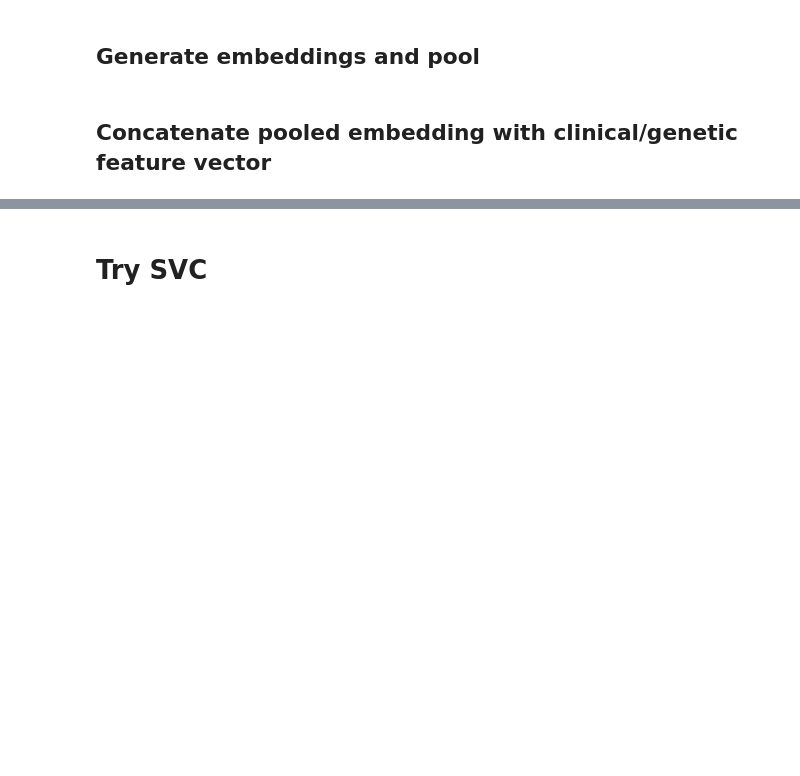
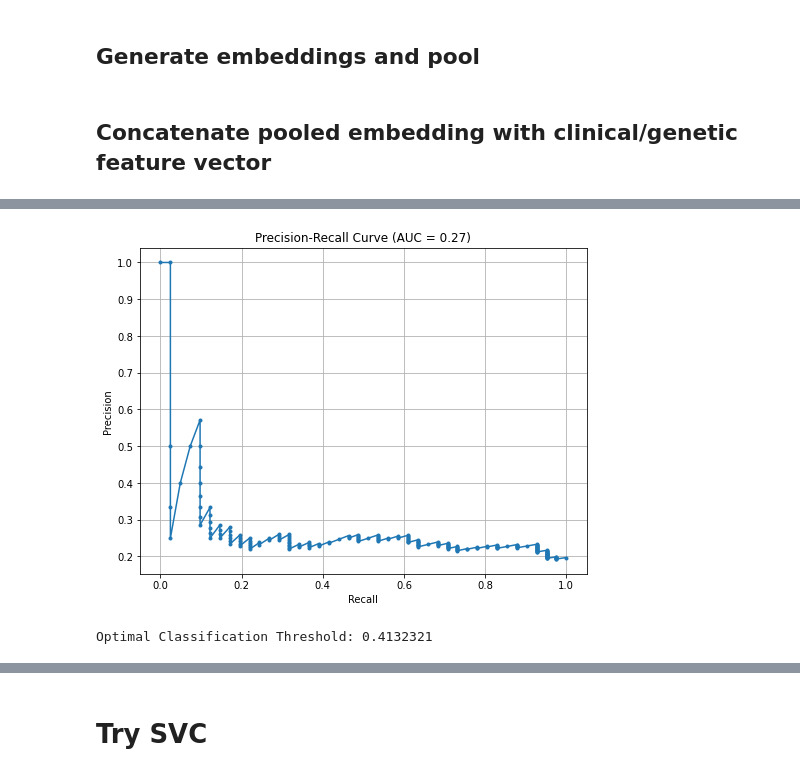
Before and after one commit to jvgalvin/capstone, a Jupyter notebook: notebooks/multimodal_embeddings_with_pooling.ipynb, the cells around one changed output, grey strips where cells are left out. Saved outputs shown, nothing was run; the diff lists cells and outputs as text; code cells hidden in the pictures; blank space fills up the shorter version.

```diff
--- a/notebooks/multimodal_embeddings_with_pooling.ipynb
+++ b/notebooks/multimodal_embeddings_with_pooling.ipynb
@@ -548,0 +665,16 @@ If simply guessing all 0, can get this accuracy: 0.746031746031746
+# %%
+y_scores = model.predict(X_val_final)
+precision, recall, thresholds = precision_recall_curve(y_val_final, y_scores)
+
+# Calculate area under the curve (AUC) for the precision-recall curve
+auc_score = auc(recall, precision)
+
+# Plot the precision-recall curve
+plt.figure(figsize=(8, 6))
+plt.plot(recall, precision, marker='.')
+plt.xlabel('Recall')
+plt.ylabel('Precision')
+plt.title('Precision-Recall Curve (AUC = {:.2f})'.format(auc_score))
+plt.grid(True)
+plt.show()
+# %% [output]
@@ -548,0 +682,11 @@ If simply guessing all 0, can get this accuracy: 0.746031746031746
+[figure, added]
+# %%
+target_precision = 0.2
+target_recall = 0.9
+
+idx = np.argmax(np.where((precision >= target_precision) & (recall >= target_recall)))
+optimal_threshold = thresholds[idx]
+
+print("Optimal Classification Threshold:", optimal_threshold)
+# %% [output]
+Optimal Classification Threshold: 0.4132321
```
Also changed, not shown: parts of 36 cells of this notebook.
